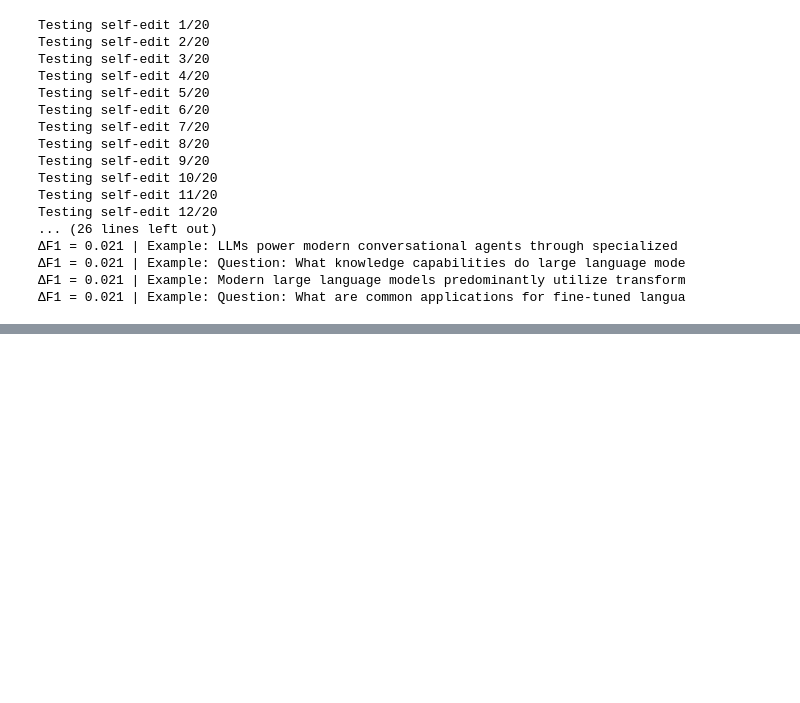
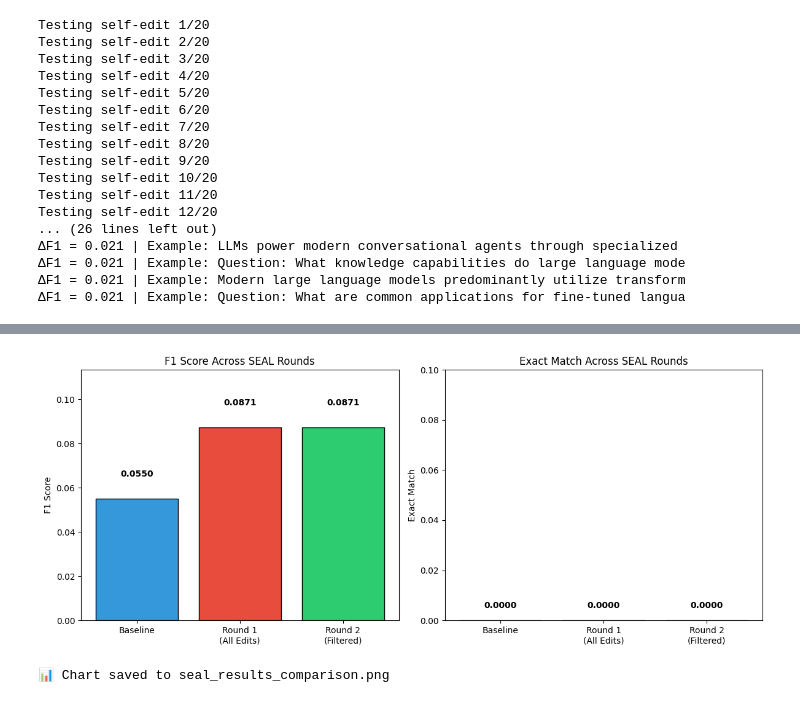
Before and after one commit to AbdeljalilOtman/Mini_SEAL_IMplimentation, a Jupyter notebook: Mini_SEAL .ipynb, the cells around one changed output, grey strips where cells are left out. Drawn from its saved outputs; the diff is of its cells as text; code cells hidden in the pictures; blank space fills up the shorter version.

Commit message:
adding the second round of reinforcement learning

```diff
--- a/Mini_SEAL .ipynb
+++ b/Mini_SEAL .ipynb
@@ -569,0 +878,7 @@ Testing self-edit 12/20
+# %%
+## Step 8: Compare All Rounds - Final Statistics
+
+Now let's compare everything to see if the targeted approach actually helped!
+# %% [output]
+[figure, added]
+📊 Chart saved to seal_results_comparison.png
```
Also changed, not shown: parts of 17 cells of this notebook, 5 other files.
